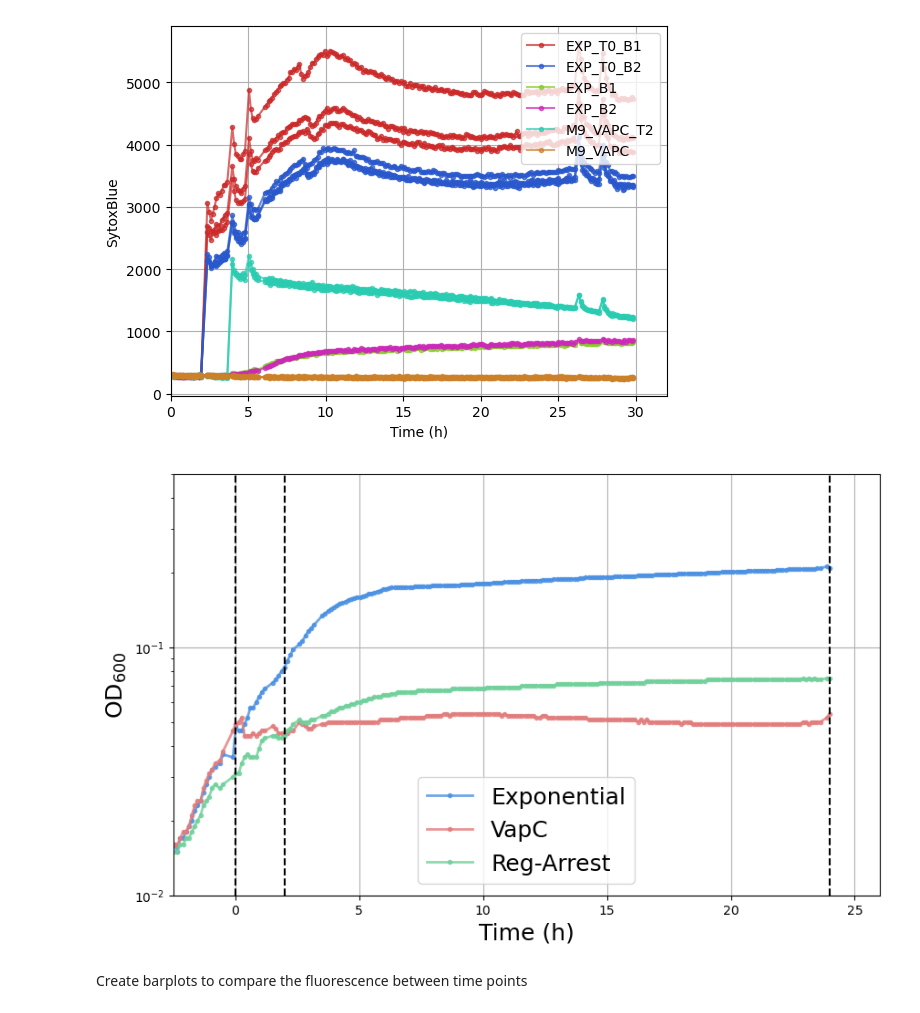
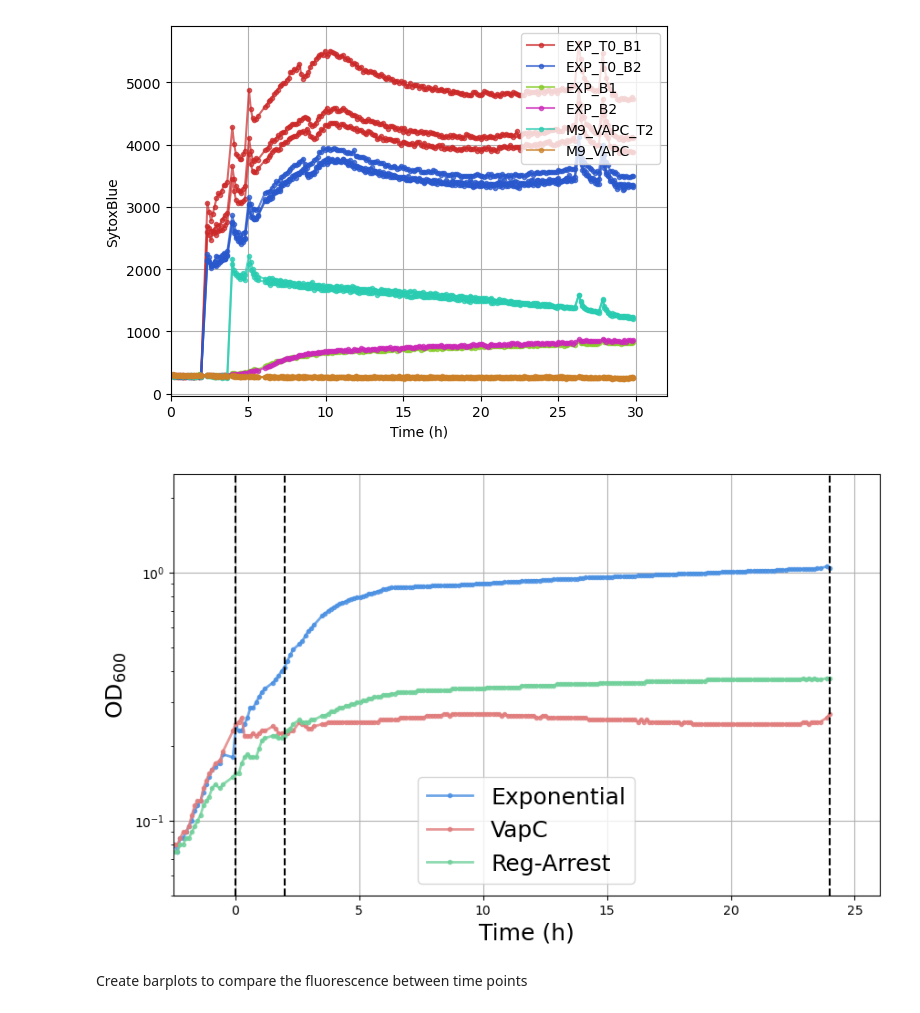
Before and after one commit to alongutf/dysregulated-persistence, a Jupyter notebook: scripts/sytox_experiment.ipynb, the cells around one changed output. Saved outputs shown, nothing was run; the diff lists cells and outputs as text; code cells hidden in the pictures.

```diff
--- a/scripts/sytox_experiment.ipynb
+++ b/scripts/sytox_experiment.ipynb
@@ -130,38 +130,38 @@ data_file = 'Read1_concatenated.csv'
 read_data = pd.read_csv(os.path.join(data_dir, data_file), header=0, index_col=0)
 read_data = read_data.iloc[:-3]
 f_size = 18
 colors = ['#4A90E2','#E17C7C','#70D09A']
 labels = ['Exponential','VapC','Reg-Arrest']
 
 plate_info = 'plate_info.csv'
 wells = ['B2','D4','F5']
 medium = 'B10'
 time = read_data.index / 60-2.5
 fig,ax = plt.subplots(figsize=(10,6))
 for i in range(len(wells)):
     # find index where time exceeds value
-    y_data = read_data[wells[i]]-read_data[medium]
+    y_data = 5*(read_data[wells[i]]-read_data[medium]) # factor 5 to compensate for 96 well plate OD
     ind = np.where(time>24)[0][0]
     line = plt.plot(time[:ind], y_data.iloc[:ind], marker='.',linewidth=2, label=labels[i], color=colors[i], alpha=.8)
 
 # add dashed vertical lines at 0,2 and 24 hours
 plt.axvline(x=0, color='black', linestyle='--')
 plt.axvline(x=24, color='black', linestyle='--')
 plt.axvline(x=2, color='black', linestyle='--')
 
 plt.xlabel('Time (h)', fontsize = f_size)
 plt.xlim([-2.5,26])
-plt.ylim([1e-2,5e-1])
+plt.ylim([5e-2,2.5])
 plt.yscale('log')
 plt.ylabel('OD$_{600}$', fontsize = f_size)
 plt.legend(fontsize = f_size)
 plt.grid()
 # save as svg
-#output_dir = r"G:\Other computers\My MacBook Air\Alon\PhD\correlations paper\new figures\supplementary figures"
-#plt.savefig(os.path.join(output_dir, 'OD_1.svg'))
+output_dir = r"G:\Other computers\My MacBook Air\Alon\PhD\correlations paper\new figures\supplementary figures"
+plt.savefig(os.path.join(output_dir, 'OD_1.svg'))
 plt.show()
 # %% [output]
-[figure, old version]
+[figure, new version]
 # %% [markdown]
 Create barplots to compare the fluorescence between time points
 # %%
```
Also changed, not shown: parts of 1 cell of this notebook, 7 other files.
